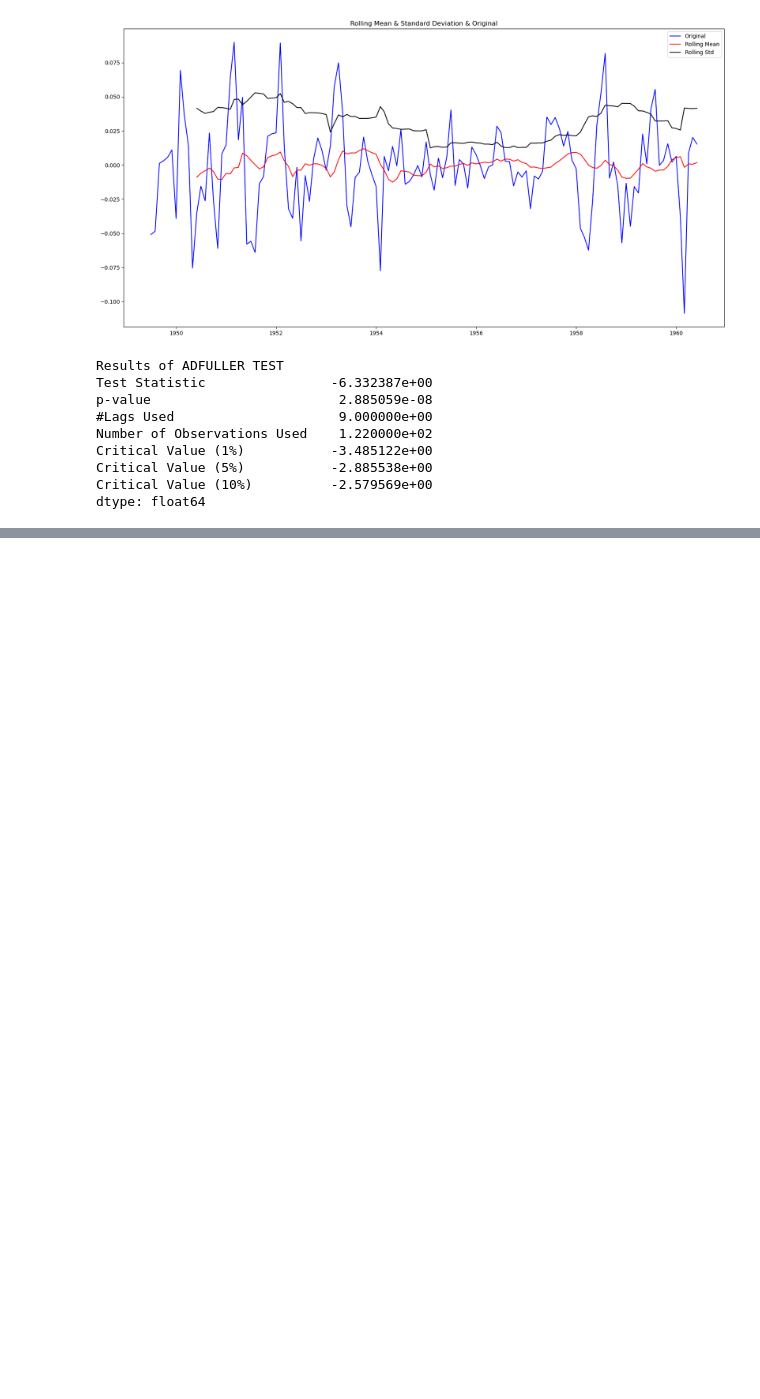
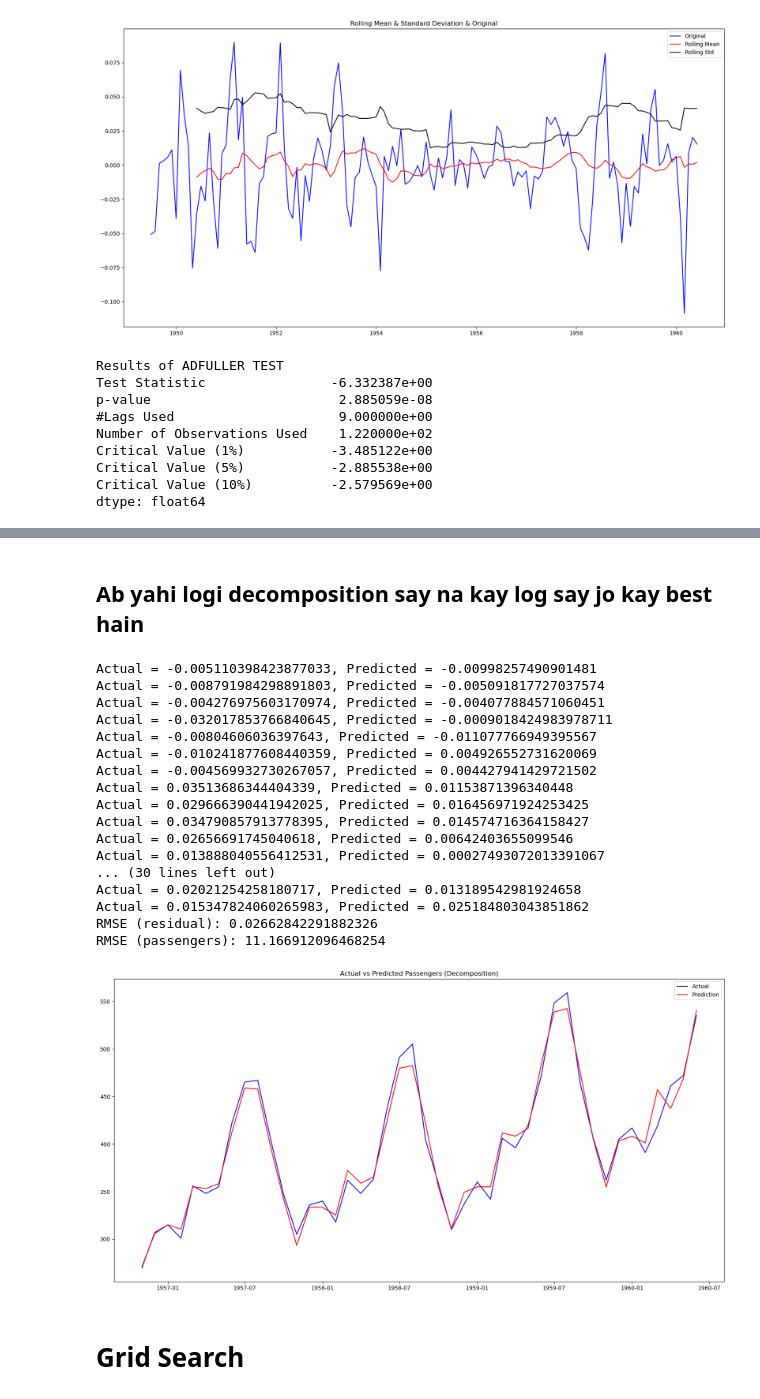
Before and after one commit to Sameen20-bot/Data-Science, a Jupyter notebook: Time Series Analysis And Forecasting/Arima Model/Model Building - Arima.ipynb, the cells around one changed output, grey strips where cells are left out. Saved outputs shown, nothing was run; the diff lists cells and outputs as text; code cells hidden in the pictures; blank space fills up the shorter version.

```diff
--- a/Time Series Analysis And Forecasting/Arima Model/Model Building - Arima.ipynb
+++ b/Time Series Analysis And Forecasting/Arima Model/Model Building - Arima.ipynb
@@ -281,7 +281,7 @@ plt.show()
 # %%
 noise = residual
 # %%
-noise.dropna(inplace = True)
+noise = residual.dropna()
 # %% [markdown]
 ### Decomposition say ham residuals nikaal dengay, baki seasonal or trend arima nikal lega
 # %% [markdown]
@@ -302,0 +378,55 @@ dtype: float64
+# %% [markdown]
+## Ab yahi logi decomposition say na kay log say jo kay best hain
+# %%
+X1 = noise
+size1 = int(len(X1) * 0.667)
+Train1, Test1 = X1[0:size1], X1[size1:len(X1)]
+
+History1 = list(Train1.values)
+predictions1 = list()
+
+for t1 in range(len(Test1)):
+    model1 = ARIMA(History1, order=(2,0,2))
+    model_fit1 = model1.fit()
+    yhat1 = model_fit1.forecast()[0]
+
+    predictions1.append(yhat1)
+    actual1 = Test1.iloc[t1]
+    History1.append(actual1)
+    print(f"Actual = {actual1}, Predicted = {yhat1}")
+
+predictions1 = pd.Series(predictions1, index=Test1.index)
+
+print(f"RMSE (residual): {mean_squared_error(Test1, predictions1)**0.5}")
+
+recon = np.exp(predictions1 + trend[Test1.index] + seasonal[Test1.index])
+actual = ts[Test1.index]
+print(f"RMSE (passengers): {mean_squared_error(actual, recon)**0.5}")
+
+plt.figure(figsize=(20,10))
+plt.plot(actual.index, actual, color='blue', label='Actual')
+plt.plot(recon.index, recon, color='red', label='Prediction')
+plt.legend(loc='best')
+plt.title('Actual vs Predicted Passengers (Decomposition)')
+plt.show()
+# %% [output]
+Actual = -0.005110398423877033, Predicted = -0.00998257490901481
+Actual = -0.008791984298891803, Predicted = -0.005091817727037574
+Actual = -0.004276975603170974, Predicted = -0.004077884571060451
+Actual = -0.032017853766840645, Predicted = -0.0009018424983978711
+Actual = -0.00804606036397643, Predicted = -0.011077766949395567
+Actual = -0.010241877608440359, Predicted = 0.004926552731620069
+Actual = -0.004569932730267057, Predicted = 0.004427941429721502
+Actual = 0.03513686344404339, Predicted = 0.01153871396340448
+Actual = 0.029666390441942025, Predicted = 0.016456971924253425
+Actual = 0.034790857913778395, Predicted = 0.014574716364158427
+Actual = 0.02656691745040618, Predicted = 0.00642403655099546
+Actual = 0.013888040556412531, Predicted = 0.00027493072013391067
+... (30 lines left out)
+Actual = 0.02021254258180717, Predicted = 0.013189542981924658
+Actual = 0.015347824060265983, Predicted = 0.025184803043851862
+RMSE (residual): 0.02662842291882326
+RMSE (passengers): 11.166912096468254
+[figure, added]
+# %% [markdown]
+# Grid Search
```
Also changed, not shown: parts of 20 cells of this notebook, 20 other files.
